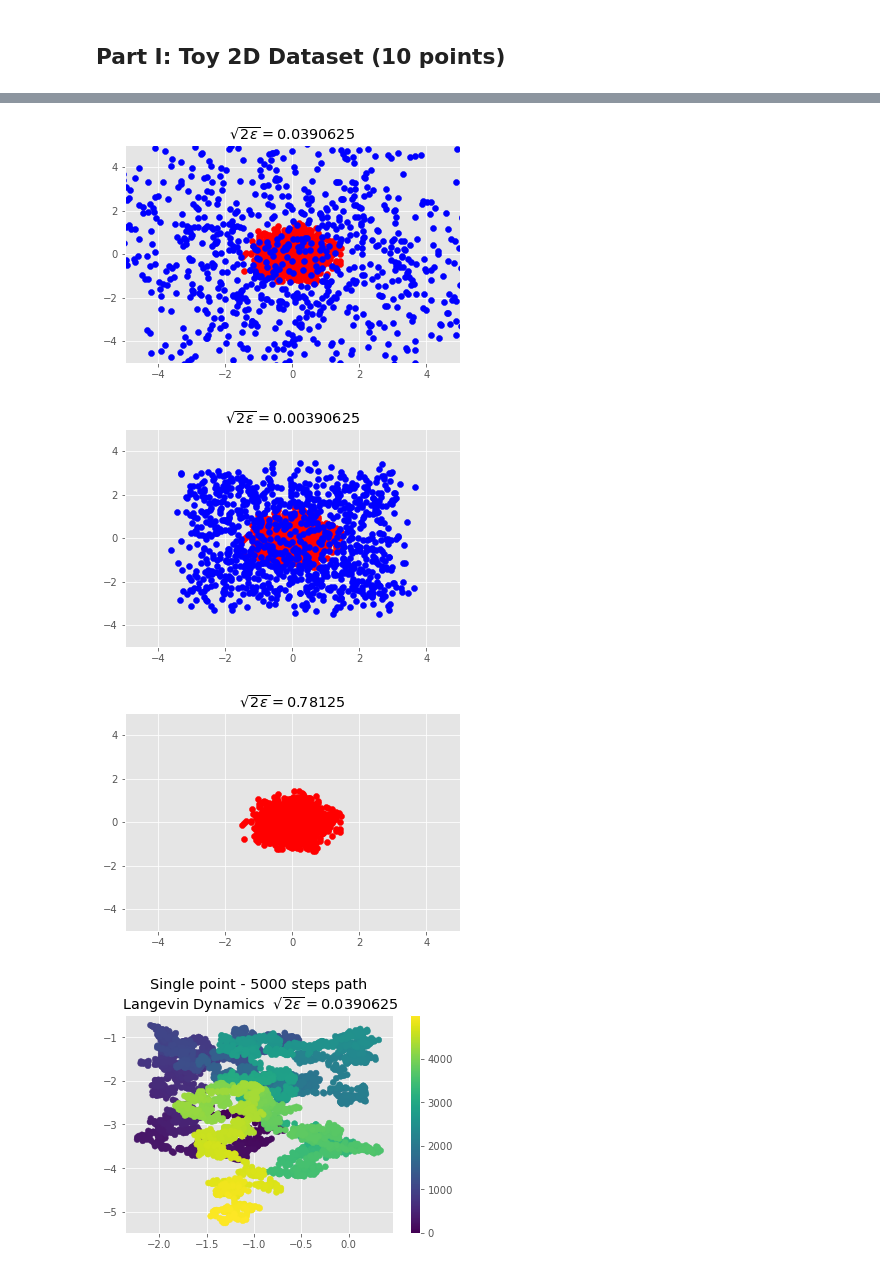
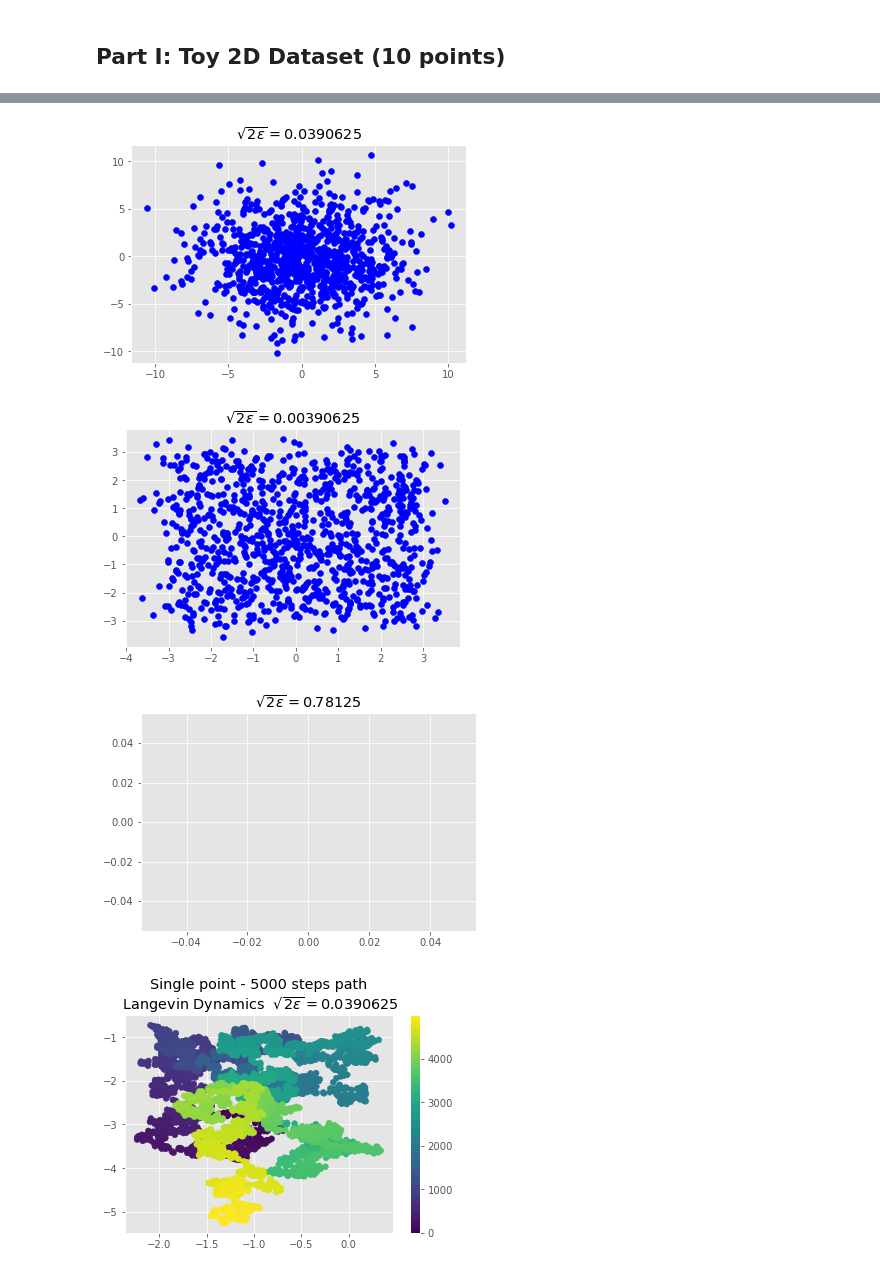
Before and after one commit to adidigit/statistical_methods_in_ip, a Jupyter notebook: HW2/HW2_Spring2022_Langevin_Dynamics_and_EBMs.ipynb, the cells around one changed output, grey strips where cells are left out. Saved outputs shown, nothing was run; the diff lists cells and outputs as text; code cells hidden in the pictures.

```diff
--- a/HW2/HW2_Spring2022_Langevin_Dynamics_and_EBMs.ipynb
+++ b/HW2/HW2_Spring2022_Langevin_Dynamics_and_EBMs.ipynb
@@ -146,15 +146,18 @@ for ste in sqrt_two_eps:
 # %%
 import matplotlib.pyplot as plt
 #TODO - plot with some indication
+#TODO- check the second/third graph
 for i, _ in enumerate(sqrt_two_eps):
     fig = plt.figure()
-    plt.scatter(real_samples[:,0],real_samples[:,1],color='r')
+    # TODO - add legened for colors
     plt.scatter(all_eps_lsd[i][:,0],all_eps_lsd[i][:,1],color = 'b')
+    #plt.scatter(real_samples[:,0],real_samples[:,1],color='r')
+
     plt.title('$\sqrt{2\epsilon}=$'+ str(sqrt_two_eps[i]))
-    plt.xlim(-5,5)
-    plt.ylim(-5,5)
+    #plt.xlim(-5,5)
+    #plt.ylim(-5,5)
 # %% [output]
-[figure, old version]
+[figure, new version]
-[figure, old version]
+[figure, new version]
-[figure, old version]
+[figure, new version]
 # %%
```
Also changed, not shown: parts of 16 cells of this notebook.
